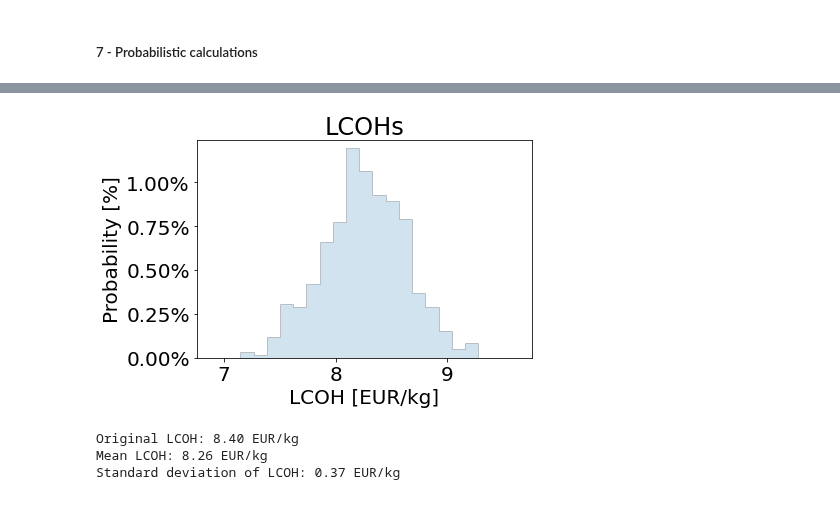
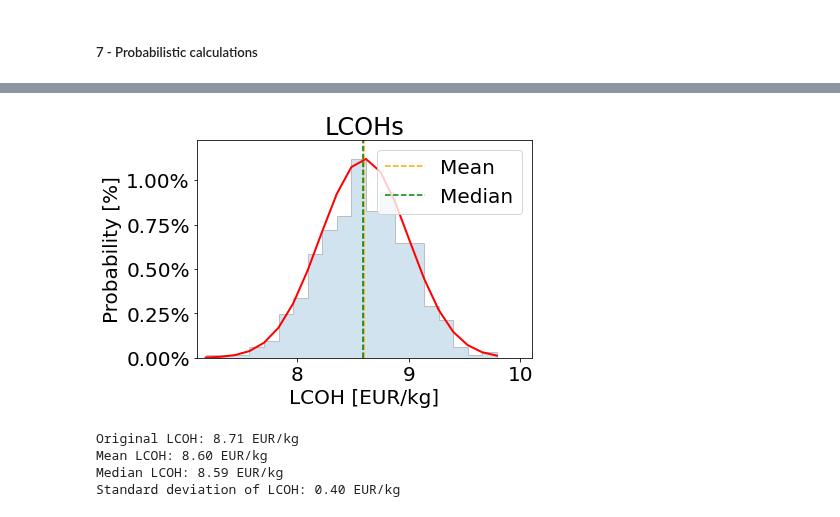
Before and after one commit to VanOord/OpenSCSim, a Jupyter notebook: MC Analysis & Sensitivity Analysis - Scenario 1.ipynb, the cells around one changed output, grey strips where cells are left out. Saved outputs shown, nothing was run; the diff lists cells and outputs as text; code cells hidden in the pictures.

```diff
--- a/MC Analysis & Sensitivity Analysis - Scenario 1.ipynb
+++ b/MC Analysis & Sensitivity Analysis - Scenario 1.ipynb
@@ -30,16 +30,16 @@ lifecycle=30
 escalation_rate=0.02
 
 #Distances
-distance_windpark = 100_000 #meter (distance windpark from shore)
-distance_HVDC_shore = 80_000 #meter (distance HVDC platform from shore)
+distance_windpark = 180_000 #meter (distance windpark from shore)
+distance_HVDC_shore = 150_000 #meter (distance HVDC platform from shore)
 distance_DC_collection = distance_windpark - distance_HVDC_shore #meter
 
 #Windpark
-capacity_windpark1 = 6000 #MW
+capacity_windpark1 = 12000 #MW
 capacity_windpark2 = 0 #MW
 
 #Dedicated energy for electrolysis / electricity
-dedicated_electrolyser_energy = 1
+dedicated_electrolyser_energy = 0.3
 dedicated_DCAC_energy = (1 - dedicated_electrolyser_energy)
 
 #Efficiency factors
@@ -1620,39 +1580,59 @@ Standard deviation of LCOH: 0.37 EUR/kg
 # %%
 import matplotlib.ticker as mtick
+from scipy.stats import norm
 
 mean_LCOH = np.mean(LCOH_stat)
+median_LCOH = np.median(LCOH_stat)
 std_LCOH = np.std(LCOH_stat)
 
 fig, ax = plt.subplots(1, 1)
+
+# Plot histogram
 n, bins, patches = plt.hist(LCOH_stat, density=True, bins='auto', histtype='stepfilled', alpha=0.2, edgecolor='black')
+
+# Get probability density function (PDF)
+y = norm.pdf(bins, mean_LCOH, std_LCOH)
+
+# Scale PDF to match histogram
+y = y * np.max(n) / np.max(y)
+
+# Plot PDF with smooth line
+plt.plot(bins, y, 'r-', linewidth=2)
 
 # Convert y-axis values to percentages
 y = n * 100 / len(LCOH_stat)
 
 # Format y-axis as percentages
 fmt = '%.2f%%'
 yticks = mtick.FormatStrFormatter(fmt)
 ax.yaxis.set_major_formatter(yticks)
 
 # Set x-axis and y-axis limits
 ax.set_xlim([(mean_LCOH-1.5), (mean_LCOH+1.5)])
 ax.set_ylim([0, np.max(y)+1])
 
 # Label axes and title
 ax.set_xlabel('LCOH [EUR/kg]')
 ax.set_ylabel('Probability [%]')
 ax.set_title('LCOHs')
 
+# Add vertical lines for mean and median
+ax.axvline(x=mean_LCOH, color='orange', linestyle='--', label='Mean')
+ax.axvline(x=median_LCOH, color='green', linestyle='--', label='Median')
+ax.legend()
+
 plt.show()
 
 print("Original LCOH: {:.2f} EUR/kg".format(LCOH))
 print("Mean LCOH: {:.2f} EUR/kg".format(mean_LCOH))
+print("Median LCOH: {:.2f} EUR/kg".format(median_LCOH))
 print("Standard deviation of LCOH: {:.2f} EUR/kg".format(std_LCOH))
 # %% [output]
-[figure, old version]
+[figure, new version]
-Original LCOH: 8.40 EUR/kg
-Mean LCOH: 8.26 EUR/kg
-Standard deviation of LCOH: 0.37 EUR/kg
+Original LCOH: 8.71 EUR/kg
+Mean LCOH: 8.60 EUR/kg
+Median LCOH: 8.59 EUR/kg
+Standard deviation of LCOH: 0.40 EUR/kg
 # %%
 import matplotlib.pyplot as plt
 
```
Also changed, not shown: parts of 34 cells of this notebook, 3 other files.
